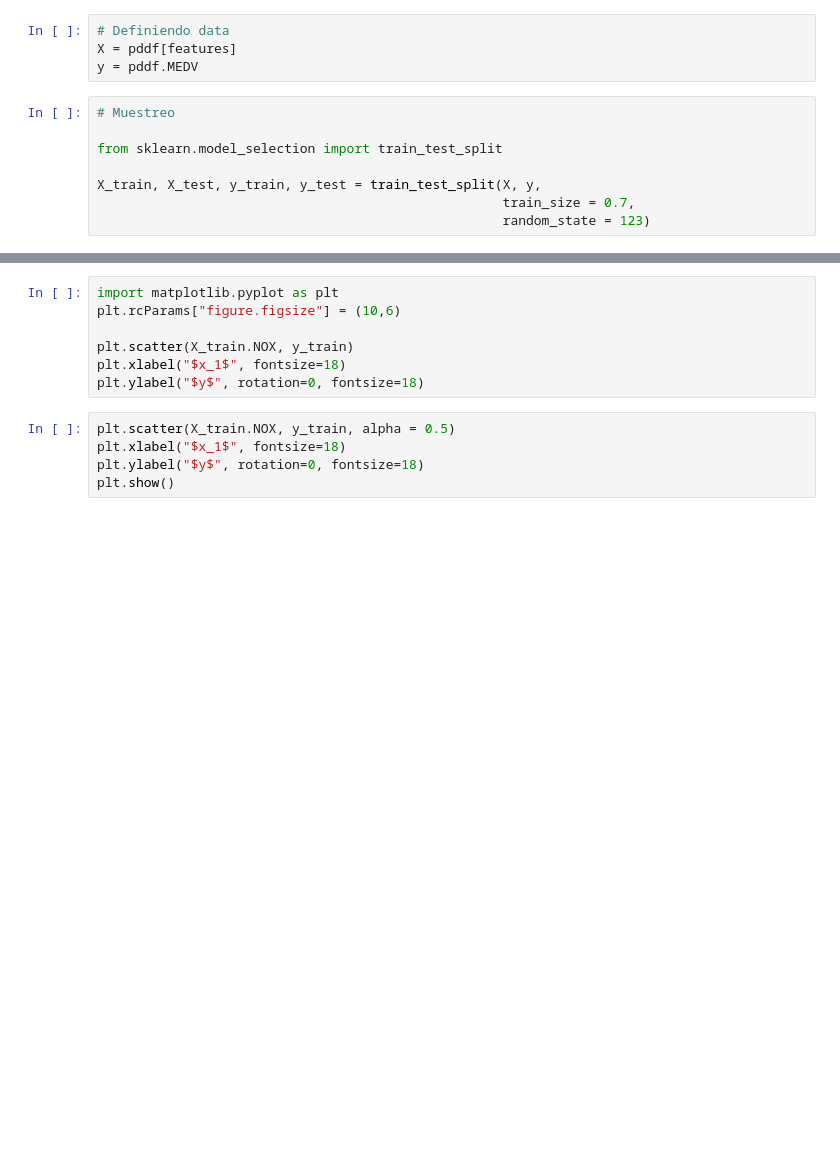
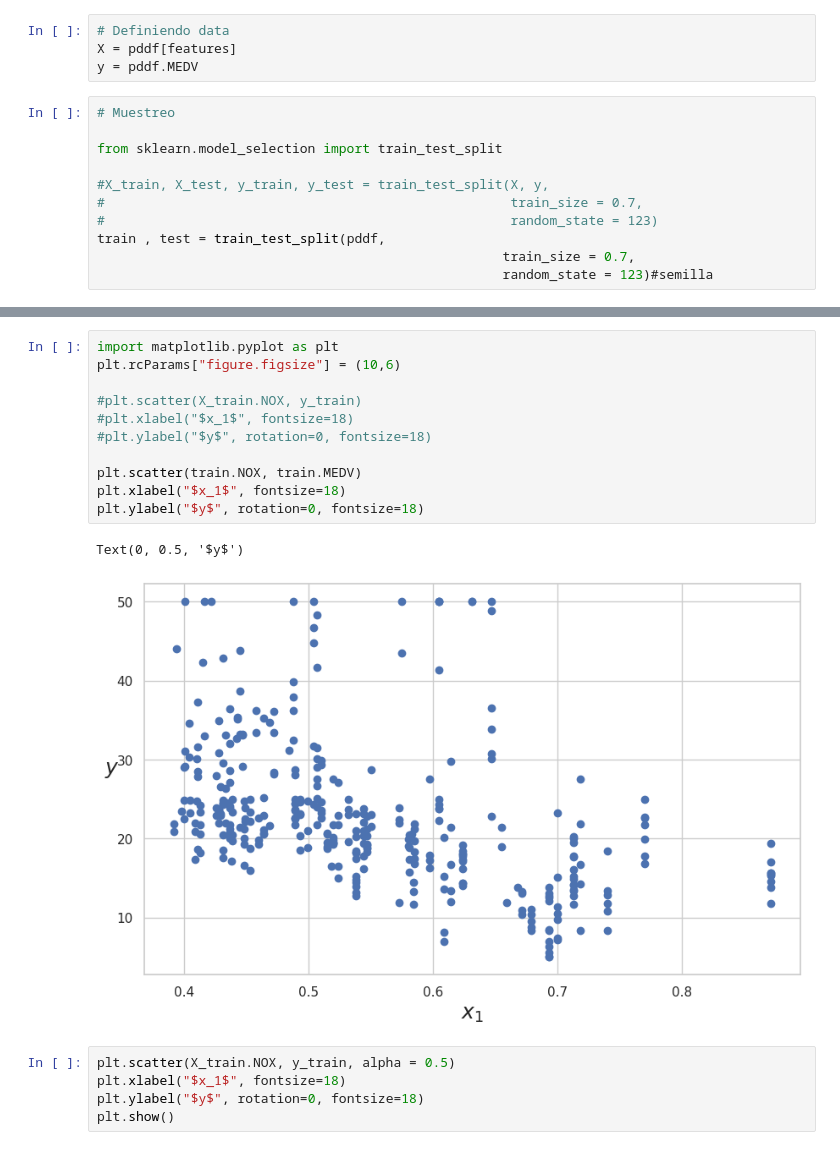
Before and after one commit to maacunap76/Especiaizacion_ML_Deep_DMC, a Jupyter notebook: Supervised_models/Linear_regression/Lab_Boston_Housing_v2.ipynb, the cells around one changed output, grey strips where cells are left out. Cells and saved outputs as stored; diff of their text form; blank space fills up the shorter version.

```diff
--- a/Supervised_models/Linear_regression/Lab_Boston_Housing_v2.ipynb
+++ b/Supervised_models/Linear_regression/Lab_Boston_Housing_v2.ipynb
@@ -162,7 +199,10 @@ y = pddf.MEDV
 
 from sklearn.model_selection import train_test_split
 
-X_train, X_test, y_train, y_test = train_test_split(X, y,
+#X_train, X_test, y_train, y_test = train_test_split(X, y,
+#                                                    train_size = 0.7,
+#                                                    random_state = 123)
+train , test = train_test_split(pddf,
                                                     train_size = 0.7,
-                                                    random_state = 123)
+                                                    random_state = 123)#semilla
 # %%
@@ -172,10 +220,17 @@ print(X_test.shape)
 # %%
 import matplotlib.pyplot as plt
 plt.rcParams["figure.figsize"] = (10,6)
 
-plt.scatter(X_train.NOX, y_train)
+#plt.scatter(X_train.NOX, y_train)
+#plt.xlabel("$x_1$", fontsize=18)
+#plt.ylabel("$y$", rotation=0, fontsize=18)
+
+plt.scatter(train.NOX, train.MEDV)
 plt.xlabel("$x_1$", fontsize=18)
 plt.ylabel("$y$", rotation=0, fontsize=18)
+# %% [output]
+Text(0, 0.5, '$y$')
+[figure, added]
 # %%
 plt.scatter(X_train.NOX, y_train, alpha = 0.5)
 plt.xlabel("$x_1$", fontsize=18)
```
Also changed, not shown: parts of 8 cells of this notebook.
